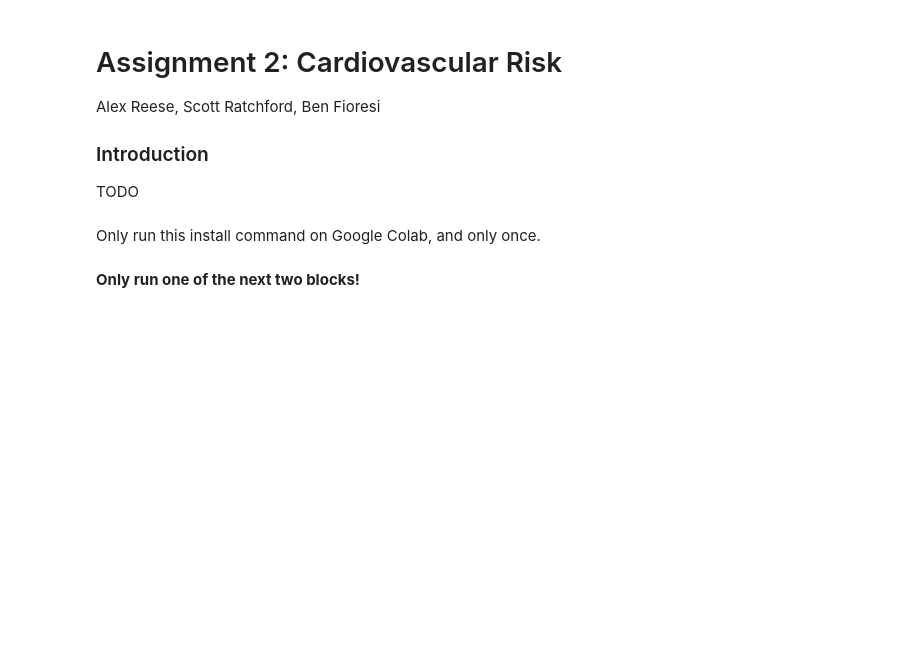
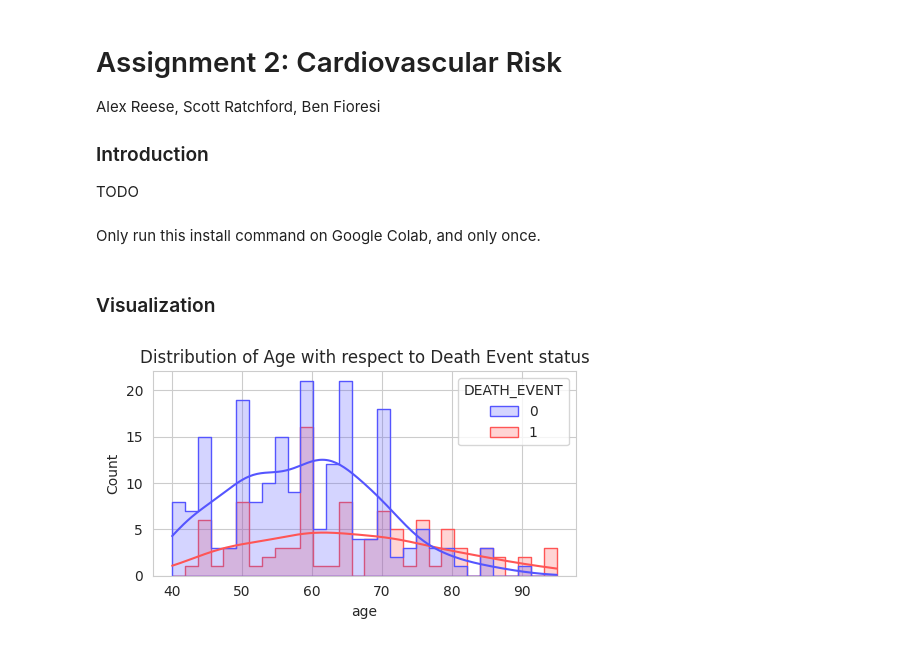
Before and after one commit to alexanderreese/CS491, a Jupyter notebook: Assignment2/Lab2_Submission.ipynb, the cells around one changed output. Saved outputs shown, nothing was run; the diff lists cells and outputs as text; code cells hidden in the pictures; blank space fills up the shorter version.

Commit message:
Added visualization and some h-p optimizing

```diff
--- a/Assignment2/Lab2_Submission.ipynb
+++ b/Assignment2/Lab2_Submission.ipynb
@@ -55,2 +42,17 @@ from sklearn.preprocessing import LabelEncoder, StandardScaler
-# %% [markdown]
-**Only run one of the next two blocks!**
+# %% [markdown]
+### Visualization
+# %%
+import matplotlib.pyplot as plt
+import seaborn as sns
+
+# Set the style of seaborn
+sns.set_style("whitegrid")
+# %%
+# Plot the distribution of the 'age' column with respect to the 'DEATH_EVENT' column
+plt.figure(figsize=(5, 3))
+sns.histplot(data=data, x='age', hue='DEATH_EVENT', palette='seismic', bins=30, kde=True, element="step")
+plt.title('Distribution of Age with respect to Death Event status')
+plt.tight_layout()
+plt.show()
+# %% [output]
+[figure, added]
```
Also changed, not shown: parts of 19 cells of this notebook, 2 other files.
